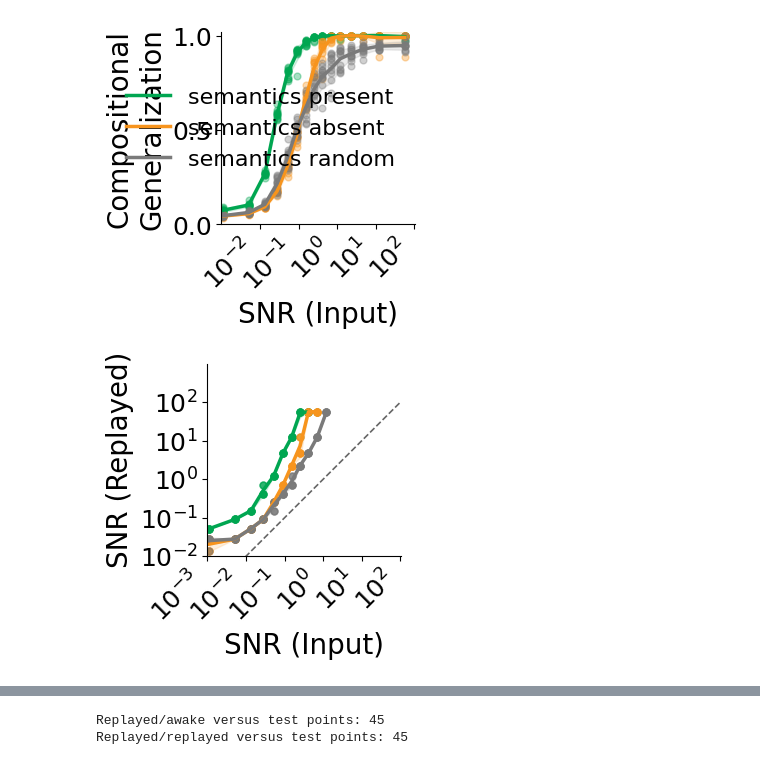
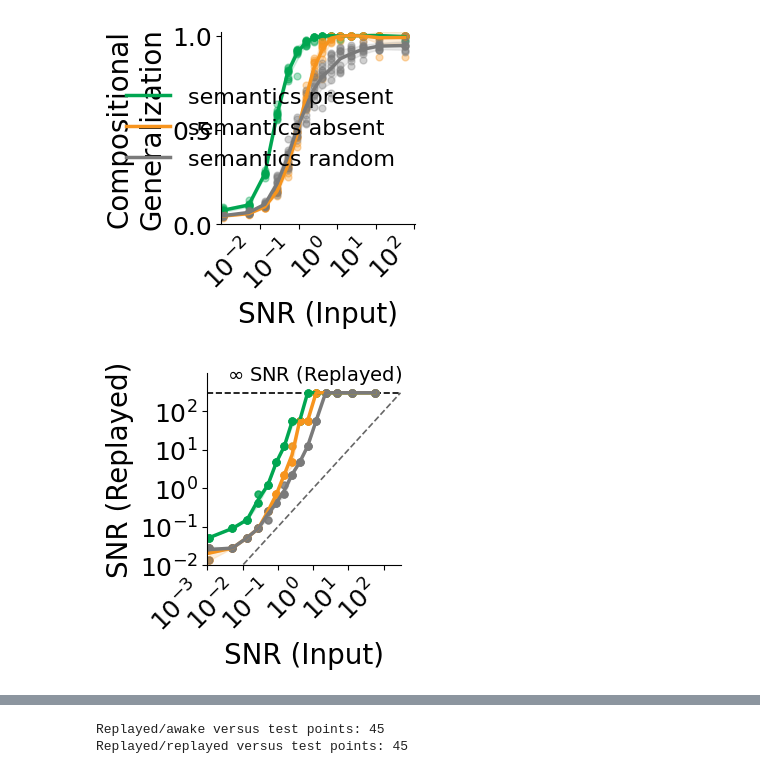
Before and after one commit to albesagonzalez/sensory-semantic-episodes, a Jupyter notebook: Figure_6B.ipynb, the cells around one changed output, grey strips where cells are left out. Saved outputs shown, nothing was run; the diff lists cells and outputs as text; code cells hidden in the pictures.

```diff
--- a/Figure_6B.ipynb
+++ b/Figure_6B.ipynb
@@ -302,6 +300,7 @@ if not valid_input.any():
 
 colors = {"semantics_absent": orange, "semantics_random": gray, "semantics_present": green, "semantics_clean": green}
 fig, ax = plt.subplots(figsize=(2.5, 2.5))
+infinite_snr_display = 3e2
 positive_replayed_snr = []
 for network_mode in generalization_simple_complex_results["network_modes"]:
     summary = generalization_simple_complex_results["summary"][network_mode]
@@ -311,44 +310,51 @@ for network_mode in generalization_simple_complex_results["network_modes"]:
     x = input_snr[valid_input]
     color = colors[network_mode]
     for seed_curve in seed_curves:
-        valid = np.isfinite(seed_curve) & (seed_curve > 0)
-        ax.scatter(x[valid], seed_curve[valid], color=color, alpha=0.35, s=24)
-    valid = np.isfinite(mean_curve) & (mean_curve > 0)
-    ax.plot(x[valid], mean_curve[valid], color=color, linewidth=2.5)
-    ax.fill_between(x[valid], np.maximum(mean_curve[valid] - std_curve[valid], np.finfo(float).tiny), mean_curve[valid] + std_curve[valid], color=color, alpha=0.15)
-    positive_replayed_snr.extend(mean_curve[valid])
+        display_seed_curve = seed_curve.copy()
+        display_seed_curve[np.isposinf(display_seed_curve)] = infinite_snr_display
+        valid = np.isfinite(display_seed_curve) & (display_seed_curve > 0)
+        ax.scatter(x[valid], display_seed_curve[valid], color=color, alpha=0.35, s=24)
+    display_mean_curve = mean_curve.copy()
+    display_mean_curve[np.isposinf(display_mean_curve)] = infinite_snr_display
+    valid = np.isfinite(display_mean_curve) & (display_mean_curve > 0)
+    ax.plot(x[valid], display_mean_curve[valid], color=color, linewidth=2.5)
+    band_valid = valid & np.isfinite(std_curve)
+    ax.fill_between(x[band_valid], np.maximum(display_mean_curve[band_valid] - std_curve[band_valid], np.finfo(float).tiny), display_mean_curve[band_valid] + std_curve[band_valid], color=color, alpha=0.15)
+    positive_replayed_snr.extend(display_mean_curve[valid])
 
 positive_replayed_snr = np.asarray(positive_replayed_snr, dtype=float)
 if positive_replayed_snr.size == 0:
     raise ValueError("No positive finite replay SNR values are available for plotting.")
 
 ax.set_xlabel("SNR (Input)", fontsize=20)
 ax.set_ylabel("SNR (Replayed)", fontsize=20)
 ax.set_xscale("log")
 ax.set_yscale("log")
 shared_lower = min(float(input_snr[valid_input].min()), float(positive_replayed_snr.min()), 1e-3)
-shared_upper = max(float(input_snr[valid_input].max()), float(positive_replayed_snr.max()), 1e2)
+shared_upper = max(float(input_snr[valid_input].max()), float(positive_replayed_snr.max()), infinite_snr_display)
 identity = np.array([shared_lower, shared_upper])
 ax.plot(identity, identity, linestyle="--", linewidth=1.2, color="black", alpha=0.6, zorder=0)
+ax.axhline(infinite_snr_display, linestyle="--", linewidth=1.2, color="black", zorder=0)
 ticks = np.array([1e-3, 1e-2, 1e-1, 1e0, 1e1, 1e2])
 ticks = ticks[(ticks >= shared_lower) & (ticks <= shared_upper)]
 formatter = mticker.FuncFormatter(lambda val, pos: rf"$10^{{{int(np.round(np.log10(val)))}}}$" if val > 0 else "")
 ax.set_xlim(shared_lower, shared_upper * 1.05)
 ax.set_ylim(shared_lower, shared_upper * 1.05)
 ax.xaxis.set_major_locator(mticker.FixedLocator(ticks))
 ax.yaxis.set_major_locator(mticker.FixedLocator(ticks))
 ax.xaxis.set_major_formatter(formatter)
 ax.yaxis.set_major_formatter(formatter)
 ax.xaxis.set_minor_locator(mticker.NullLocator())
 ax.yaxis.set_minor_locator(mticker.NullLocator())
 ax.tick_params(labelsize=18)
 plt.setp(ax.get_xticklabels(), rotation=45, ha="right")
+ax.text(0.1, 1.05, r"$\infty$ SNR (Replayed)", transform=ax.transAxes, fontsize=14, va="top")
 sns.despine()
 plt.ylim([1e-2, 1e3])
 plt.savefig("Figures/SVG/6e.svg", dpi=300, transparent=True)
 plt.show()
 # %% [output]
-[figure, old version]
+[figure, new version]
 # %%
 # Replayed-to-awake generalization from the receptive fields above.
 # Rerun the 6d simulations and aggregation cells after adding this metric.
```
Also changed, not shown: parts of 3 cells of this notebook, 10 other files.
